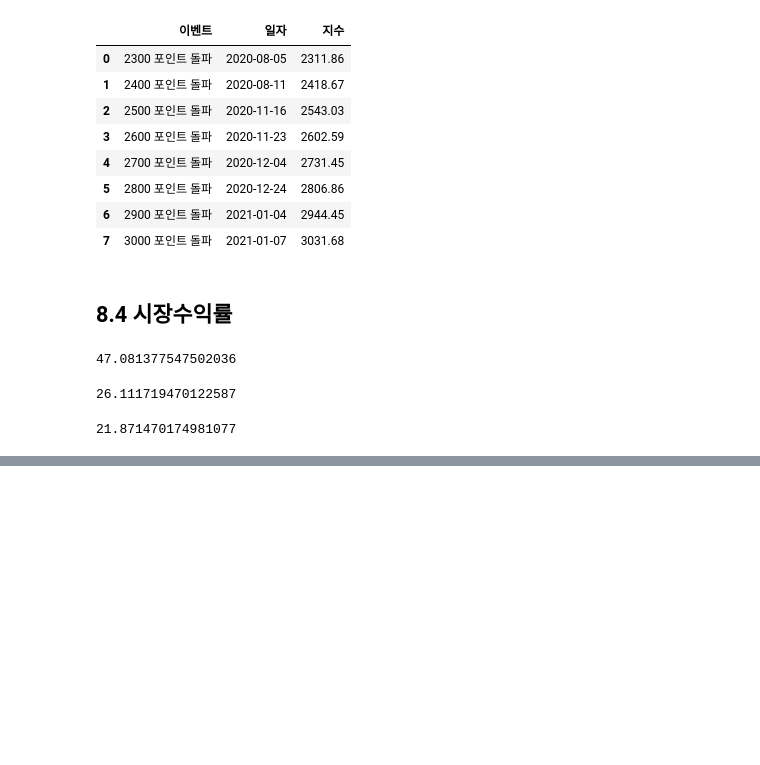
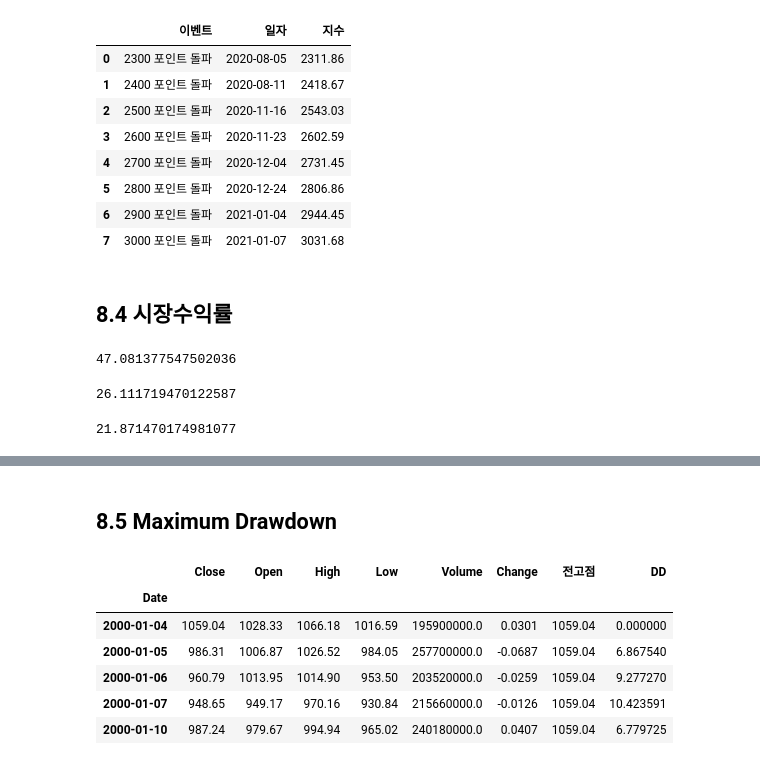
Before and after one commit to sharebook-kr/book-pandas-for-finance, a Jupyter notebook: ch08/ch08.ipynb, the cells around one changed output, grey strips where cells are left out. Cells and saved outputs as stored; diff of their text form; code cells hidden in the pictures; blank space fills up the shorter version.

```diff
--- a/ch08/ch08.ipynb
+++ b/ch08/ch08.ipynb
@@ -311,0 +305,17 @@ https://www.statsmodels.org/stable/examples/notebooks/generated/ols.html
+# %% [markdown]
+## 8.5 Maximum Drawdown
+# %%
+import pandas as pd
+
+kospi = pd.read_excel("data/kospi2000.xlsx", index_col=0)
+kospi['전고점'] = kospi['Close'].cummax()
+kospi['DD'] = (1 - kospi['Close'] / kospi['전고점']) * 100
+kospi.head()
+# %% [output]
+|  | Close | Open | High | Low | Volume | Change | 전고점 | DD |
+| Date |  |  |  |  |  |  |  |  |
+| 2000-01-04 | 1059.04 | 1028.33 | 1066.18 | 1016.59 | 195900000.0 | 0.0301 | 1059.04 | 0.000000 |
+| 2000-01-05 | 986.31 | 1006.87 | 1026.52 | 984.05 | 257700000.0 | -0.0687 | 1059.04 | 6.867540 |
+| 2000-01-06 | 960.79 | 1013.95 | 1014.90 | 953.50 | 203520000.0 | -0.0259 | 1059.04 | 9.277270 |
+| 2000-01-07 | 948.65 | 949.17 | 970.16 | 930.84 | 215660000.0 | -0.0126 | 1059.04 | 10.423591 |
+| 2000-01-10 | 987.24 | 979.67 | 994.94 | 965.02 | 240180000.0 | 0.0407 | 1059.04 | 6.779725 |
```
Also changed, not shown: parts of 7 cells of this notebook, 3 other files.
